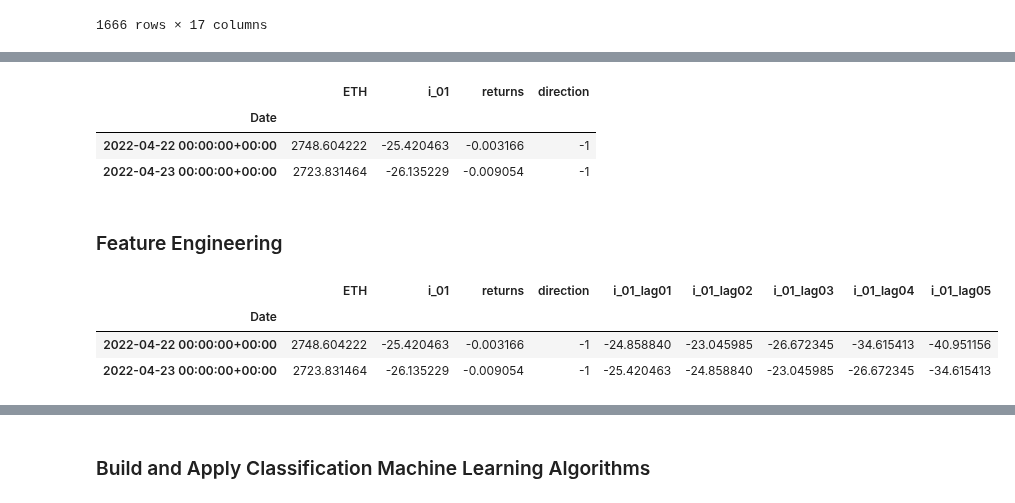
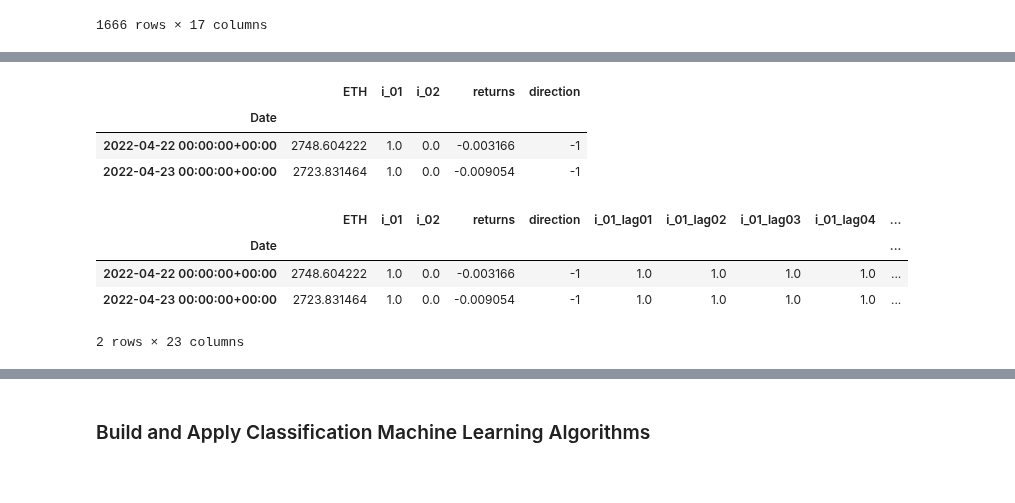
Before and after one commit to giocaizzi/surfingcrypto, a Jupyter notebook: notebooks/algotrading.ipynb, the cells around one changed output, grey strips where cells are left out. Drawn from its saved outputs; the diff is of its cells as text; code cells hidden in the pictures.

Commit message:
signals

```diff
--- a/notebooks/algotrading.ipynb
+++ b/notebooks/algotrading.ipynb
@@ -53,0 +117,20 @@ indicatori={"i_01":"MACDh_12_26_9"}
+# %%
+signals = ts.df
+#SMA
+signals["SMA_12_26_Signal"] = signals.apply(sma_signal, axis=1)
+#MACD
+signals["MACD_12_26_9_Signal"] = signals.apply(macd_signal, axis=1)
+## BB
+signals["PREV_STOCK"] = signals["Close"].shift(1)
+signals["PREV_LOWERBB"] = signals["BBL_20_2.0"].shift(1)
+signals["PREV_UPPERBB"] = signals["BBU_20_2.0"].shift(1)
+signals["BBL_20_2_Signal"] = signals.apply(bb_signal, args=(0),axis=1)
+signals["BBL_20_2_Signal"]=signals["BBL_20_2_Signal"].fillna(method="bfill")
+signals["BBL_20_2_Signal"]=signals["BBL_20_2_Signal"].fillna(method="ffill")
+
+signals["RSI_14_Signal"]=signals.apply(rsi_signal,axis=1)
+signals["BBL_20_2_Signal"]=signals["BBL_20_2_Signal"].fillna(method="bfill")
+signals["BBL_20_2_Signal"]=signals["BBL_20_2_Signal"].fillna(method="ffill")
+
+
+signals
@@ -54,49 +152,57 @@ indicatori={"i_01":"MACDh_12_26_9"}
+# %%
+indicatori = {
+    "i_01": "SMA_12_26_Signal",
+    "i_02": "MACD_12_26_9_Signal",
+    # "i_03":"BBL_20_2_Signal",
+    # "i_04":"RSI_14_Signal"
+    }
 # %%
-stock = ts.df[["Close"]+list(indicatori.values())]
+stock = signals[["Close"] + list(indicatori.values())]
 stock.rename(columns={"Close": ticker}, inplace=True)
-stock.rename(columns={v: k for k, v in indicatori.items()}, inplace=True) # reversed dict
+stock.rename(
+    columns={v: k for k, v in indicatori.items()}, inplace=True
+)  # reversed dict
 # calculate daily log returns and market direction
-stock["returns"] = np.log(stock[ticker] / stock[ticker] .shift(1))
+stock["returns"] = np.log(stock[ticker] / stock[ticker].shift(1))
 stock.dropna(inplace=True)
 stock["direction"] = np.sign(stock["returns"]).astype(int)
 stock.tail(2)
 # %% [output]
-|  | ETH | i_01 | returns | direction |
-| Date |  |  |  |  |
-| 2022-04-22 00:00:00+00:00 | 2748.604222 | -25.420463 | -0.003166 | -1 |
-| 2022-04-23 00:00:00+00:00 | 2723.831464 | -26.135229 | -0.009054 | -1 |
+|  | ETH | i_01 | i_02 | returns | direction |
+| Date |  |  |  |  |  |
+| 2022-04-22 00:00:00+00:00 | 2748.604222 | 1.0 | 0.0 | -0.003166 | -1 |
+| 2022-04-23 00:00:00+00:00 | 2723.831464 | 1.0 | 0.0 | -0.009054 | -1 |
-# %% [markdown]
-### Feature Engineering
 # %%
 
 
 # define the number of lags
-lags = [1, 2, 3, 4, 5]
+lags = [1,2,3,4,5,6,7,14,30]
 
 # compute lagged log returns
 cols = []
 for key in indicatori:
     for lag in lags:
         col = f"{key}_lag{str(lag).zfill(2)}"
         stock[col] = stock[key].shift(lag)
         cols.append(col)
 
 stock.dropna(inplace=True)
 import re
 # set columns, eventually digitalizing
 cols_bin = []
 for col in stock.columns:
     if col[:2]=="i_":
         if re.match(r"(i_[0-9]{2})_(lag[0-9]{2})", col):
-        # data[col] = np.digitize(data[col], bins=bins)
+            # data[col] = np.digitize(data[col], bins=bins)
             cols_bin.append(col)
 
 stock.tail(2)
 # %% [output]
-|  | ETH | i_01 | returns | direction | i_01_lag01 | i_01_lag02 | i_01_lag03 | i_01_lag04 | i_01_lag05 |
-| Date |  |  |  |  |  |  |  |  |  |
-| 2022-04-22 00:00:00+00:00 | 2748.604222 | -25.420463 | -0.003166 | -1 | -24.858840 | -23.045985 | -26.672345 | -34.615413 | -40.951156 |
-| 2022-04-23 00:00:00+00:00 | 2723.831464 | -26.135229 | -0.009054 | -1 | -25.420463 | -24.858840 | -23.045985 | -26.672345 | -34.615413 |
+|  | ETH | i_01 | i_02 | returns | direction | i_01_lag01 | i_01_lag02 | i_01_lag03 | i_01_lag04 | ... |
+| Date |  |  |  |  |  |  |  |  |  | ... |
+| 2022-04-22 00:00:00+00:00 | 2748.604222 | 1.0 | 0.0 | -0.003166 | -1 | 1.0 | 1.0 | 1.0 | 1.0 | ... |
+| 2022-04-23 00:00:00+00:00 | 2723.831464 | 1.0 | 0.0 | -0.009054 | -1 | 1.0 | 1.0 | 1.0 | 1.0 | ... |
+2 rows × 23 columns
 # %%
 cols_bin
 # %% [output]
```
Also changed, not shown: parts of 15 cells of this notebook.
